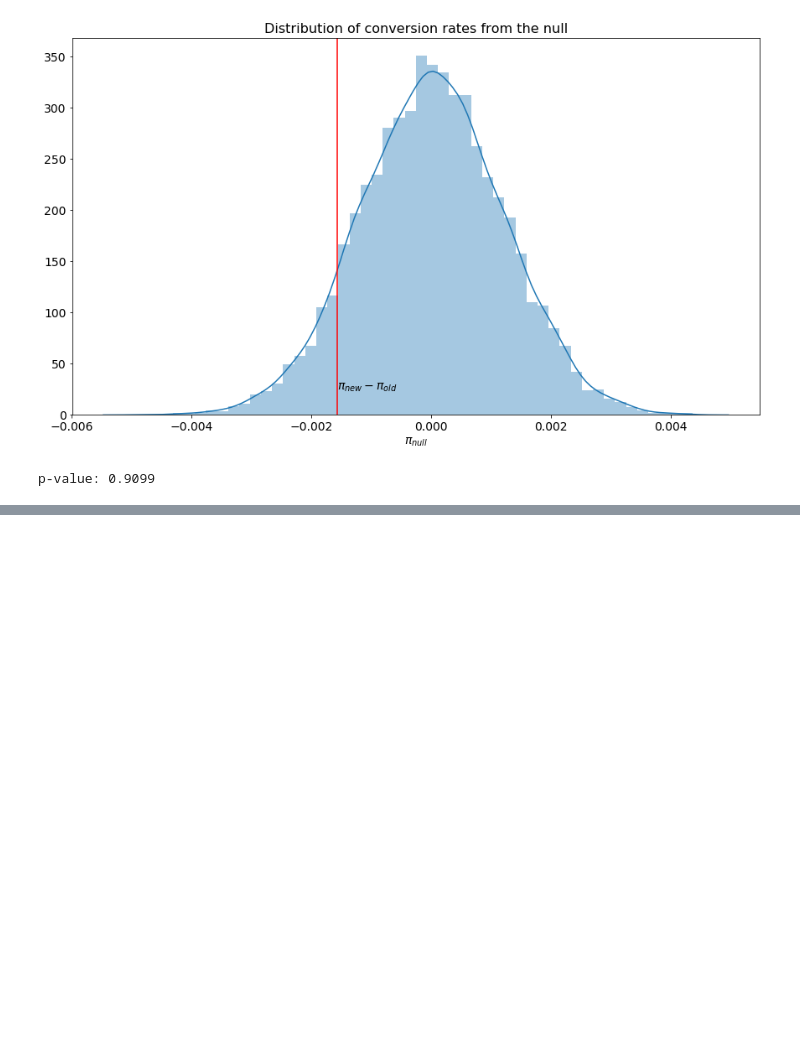
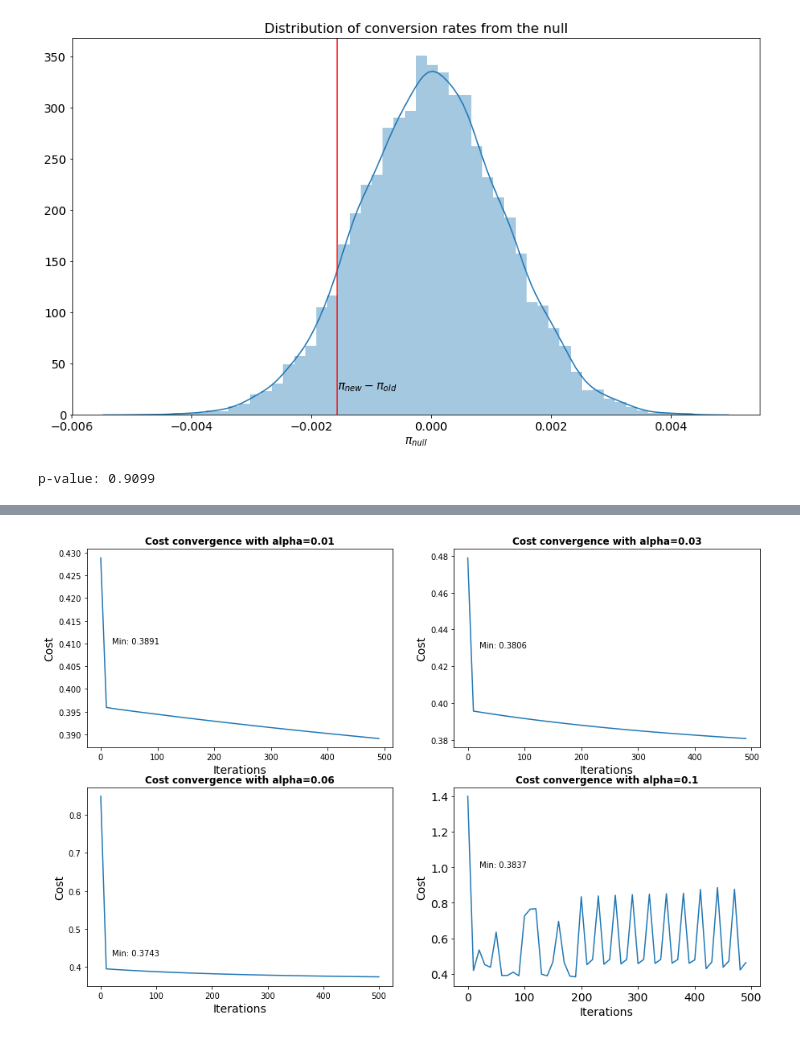
Before and after one commit to matt-fielding8/AB_test_e-commerce, a Jupyter notebook: notebooks/AB_Test.ipynb, the cells around one changed output, grey strips where cells are left out. Saved outputs shown, nothing was run; the diff lists cells and outputs as text; code cells hidden in the pictures; blank space fills up the shorter version.

Commit message:
Notebook checkpoint: LogisticRegression trained

```diff
--- a/notebooks/AB_Test.ipynb
+++ b/notebooks/AB_Test.ipynb
@@ -296,0 +387,3 @@ Given that user conversion is binary, another method we can use to investigate t
+# %%
+%%time
+theta_opt01, costs01 = mod.gradientDescent(X_train, theta, y_train, alpha=0.01, track=True, iters=500)
@@ -296,0 +393,3 @@ Given that user conversion is binary, another method we can use to investigate t
+# %%
+%%time
+theta_opt03, costs03 = mod.gradientDescent(X_train, theta, y_train, alpha=0.03, track=True, iters=500)
@@ -296,0 +399,3 @@ Given that user conversion is binary, another method we can use to investigate t
+# %%
+%%time
+theta_opt06, costs06 = mod.gradientDescent(X_train, theta, y_train, alpha=0.06, track=True, iters=500)
@@ -296,0 +405,3 @@ Given that user conversion is binary, another method we can use to investigate t
+# %%
+%%time
+theta_opt1, costs1 = mod.gradientDescent(X_train, theta, y_train, alpha=0.1, track=True, iters=500)
@@ -296,0 +411,37 @@ Given that user conversion is binary, another method we can use to investigate t
+# %%
+x01 = [i*10 for i, j in enumerate(costs01)]
+y01 = [j for i, j in enumerate(costs01)]
+
+x03 = [i*10 for i, j in enumerate(costs03)]
+y03 = [j for i, j in enumerate(costs03)]
+
+x06 = [i*10 for i, j in enumerate(costs06)]
+y06 = [j for i, j in enumerate(costs06)]
+
+x1 = [i*10 for i, j in enumerate(costs1)]
+y1 = [j for i, j in enumerate(costs1)]
+
+titles= ["Cost convergence with alpha=0.01", "Cost convergence with alpha=0.03",
+         "Cost convergence with alpha=0.06", "Cost convergence with alpha=0.1"]
+
+
+axs = vis.createPlot(r=2,c=2,title=titles, figsize=[15,10], xlabel="Iterations", ylabel='Cost', sharey=False,
+                    title_font=12)
+
+plt.sca(axs[0])
+sb.lineplot(x=x01,y=y01)
+plt.text(20,0.41,"Min: {:.4f}".format(np.min(costs01)));
+
+plt.sca(axs[1])
+sb.lineplot(x=x03,y=y03)
+plt.text(20,0.43,"Min: {:.4f}".format(np.min(costs03)));
+
+plt.sca(axs[2])
+sb.lineplot(x=x06,y=y06)
+plt.text(20,0.43,"Min: {:.4f}".format(np.min(costs06)));
+
+plt.sca(axs[3])
+sb.lineplot(x=x1,y=y1)
+plt.text(20,1.0,"Min: {:.4f}".format(np.min(costs1)));
+# %% [output]
+[figure, added]
```
Also changed, not shown: parts of 40 cells of this notebook.
